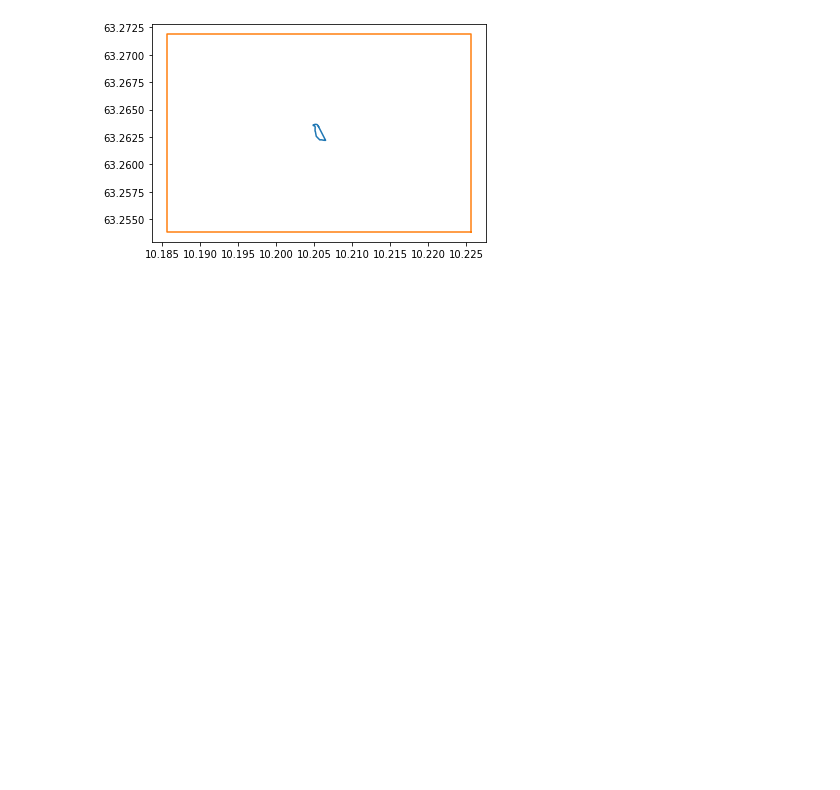
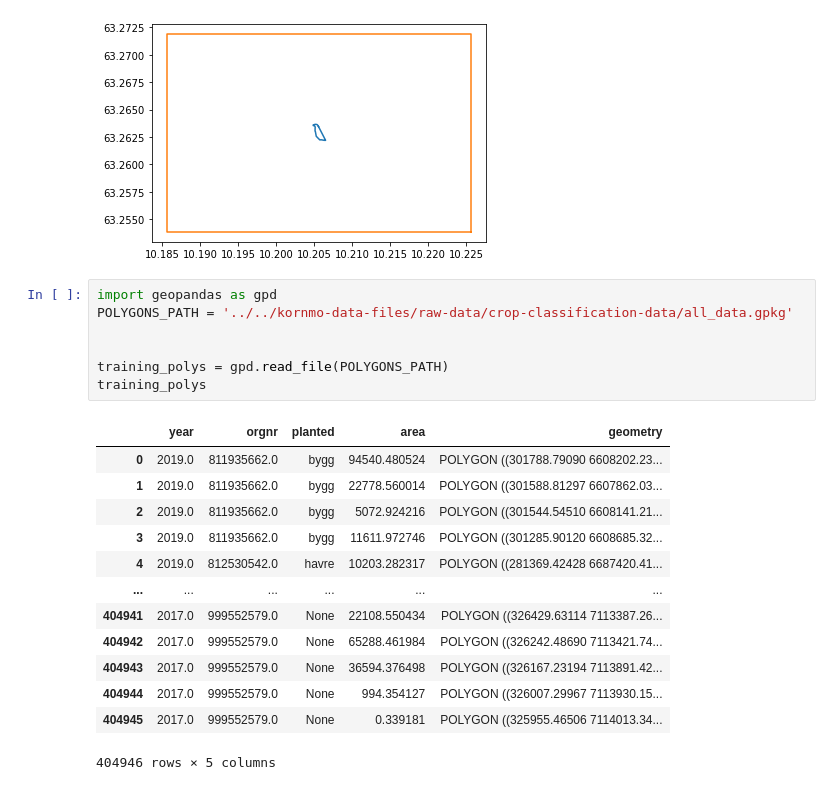
Before and after one commit to Ilumenar/kornmo-master-thesis, a Jupyter notebook: notebooks/temp_notebook.ipynb, the cells around one changed output. Cells and saved outputs as stored; diff of their text form; blank space fills up the shorter version.

```diff
--- a/notebooks/temp_notebook.ipynb
+++ b/notebooks/temp_notebook.ipynb
@@ -287,3 +285,24 @@ print(point_translator.lat_lng_to_screen_xy(poly))
 # %% [output]
 AttributeError: 'dict' object has no attribute 'lat'
 [figure]
+# %%
+import geopandas as gpd
+POLYGONS_PATH = '../../kornmo-data-files/raw-data/crop-classification-data/all_data.gpkg'
+
+
+training_polys = gpd.read_file(POLYGONS_PATH)
+training_polys
+# %% [output]
+|  | year | orgnr | planted | area | geometry |
+| 0 | 2019.0 | 811935662.0 | bygg | 94540.480524 | POLYGON ((301788.79090 6608202.23... |
+| 1 | 2019.0 | 811935662.0 | bygg | 22778.560014 | POLYGON ((301588.81297 6607862.03... |
+| 2 | 2019.0 | 811935662.0 | bygg | 5072.924216 | POLYGON ((301544.54510 6608141.21... |
+| 3 | 2019.0 | 811935662.0 | bygg | 11611.972746 | POLYGON ((301285.90120 6608685.32... |
+| 4 | 2019.0 | 812530542.0 | havre | 10203.282317 | POLYGON ((281369.42428 6687420.41... |
+| ... | ... | ... | ... | ... | ... |
+| 404941 | 2017.0 | 999552579.0 | None | 22108.550434 | POLYGON ((326429.63114 7113387.26... |
+| 404942 | 2017.0 | 999552579.0 | None | 65288.461984 | POLYGON ((326242.48690 7113421.74... |
+| 404943 | 2017.0 | 999552579.0 | None | 36594.376498 | POLYGON ((326167.23194 7113891.42... |
+| 404944 | 2017.0 | 999552579.0 | None | 994.354127 | POLYGON ((326007.29967 7113930.15... |
+| 404945 | 2017.0 | 999552579.0 | None | 0.339181 | POLYGON ((325955.46506 7114013.34... |
+404946 rows × 5 columns
```
Also changed, not shown: parts of 1 cell of this notebook, 39 other files.
